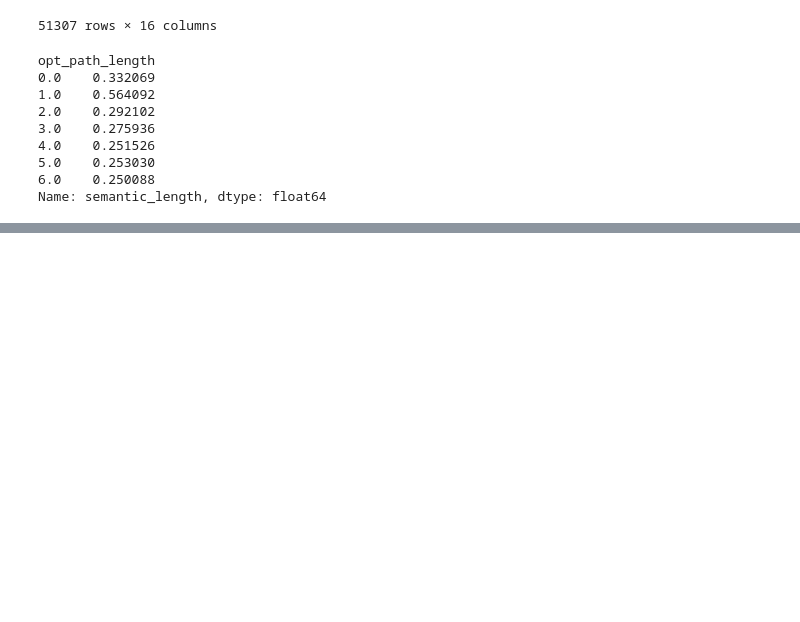
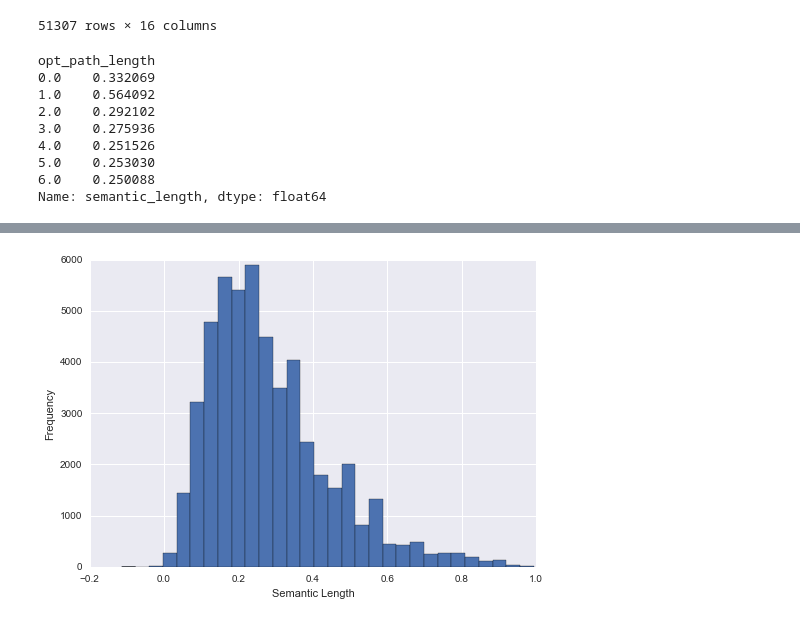
Before and after one commit to tomersolomon/msd_finalproject, a Jupyter notebook: analysis/lsa.ipynb, the cells around one changed output, grey strips where cells are left out. Saved outputs shown, nothing was run; the diff lists cells and outputs as text; code cells hidden in the pictures; blank space fills up the shorter version.

```diff
--- a/analysis/lsa.ipynb
+++ b/analysis/lsa.ipynb
@@ -13,7 +13,7 @@ from sklearn.decomposition import LatentDirichletAllocation
 
 import os
 # %%
-url = 'data/wikispeedia_paths-and-graph/paths_finished.tsv'
+url = '../data/wikispeedia_paths-and-graph/paths_finished.tsv'
 name = ['hashedIpAddress','timestamp','durationInSec','path','rating']
 raw_data = pd.read_csv(url,skiprows=15,sep='\t',header=None,names=name)
 raw_data.drop(['hashedIpAddress','timestamp'], axis=1, inplace=True)
@@ -413,0 +416,10 @@ ax.set_ylabel('Mean Semantic Path')
+# %%
+fig, ax = plt.subplots()
+
+final_data['semantic_length'].hist(bins=30)
+ax.set_xlabel('Semantic Length')
+ax.set_ylabel('Frequency')
+
+plt.savefig('../plots/semanticlength_hist.png')
+# %% [output]
+[figure, added]
```
Also changed, not shown: parts of 7 cells of this notebook, 2 other files.
